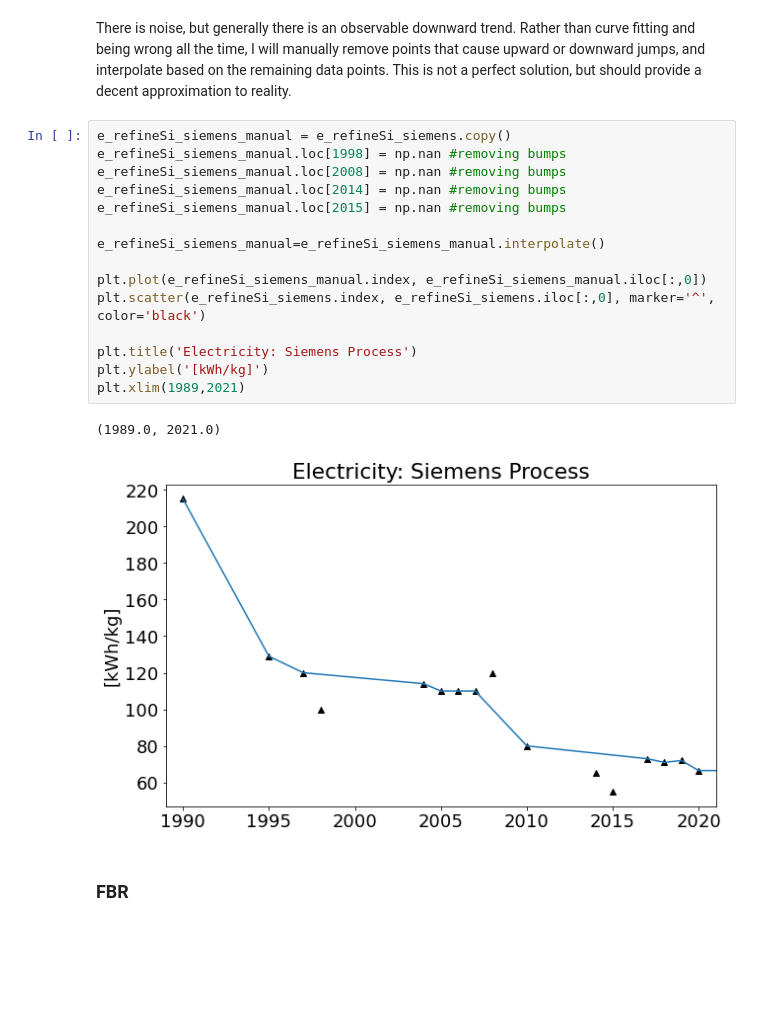
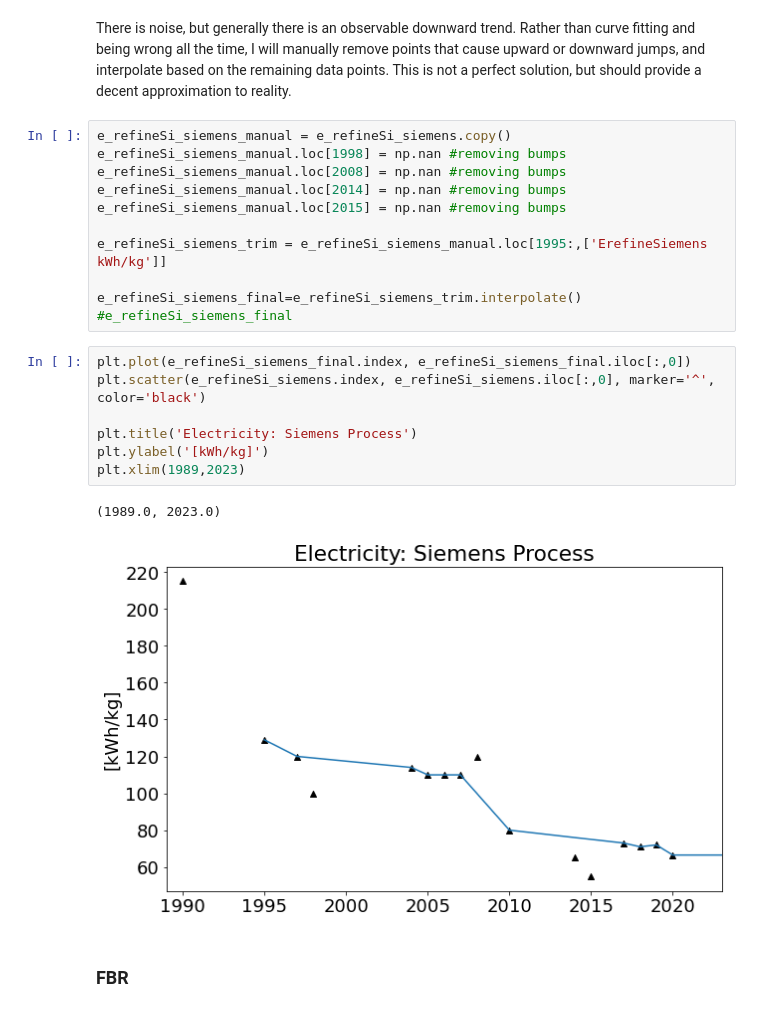
Before and after one commit to NREL/PV_ICE, a Jupyter notebook: docs/tutorials/baseline development documentation/(baseline development) Energy Silicon Manufacturing.ipynb, the cells around one changed output. Saved outputs shown, nothing was run; the diff lists cells and outputs as text; blank space fills up the shorter version.

```diff
--- a/docs/tutorials/baseline development documentation/(baseline development) Energy Silicon Manufacturing.ipynb
+++ b/docs/tutorials/baseline development documentation/(baseline development) Energy Silicon Manufacturing.ipynb
@@ -175,17 +175,20 @@ e_refineSi_siemens_manual.loc[2008] = np.nan #removing bumps
 e_refineSi_siemens_manual.loc[2014] = np.nan #removing bumps
 e_refineSi_siemens_manual.loc[2015] = np.nan #removing bumps
 
-e_refineSi_siemens_manual=e_refineSi_siemens_manual.interpolate()
+e_refineSi_siemens_trim = e_refineSi_siemens_manual.loc[1995:,['ErefineSiemens kWh/kg']]
 
-plt.plot(e_refineSi_siemens_manual.index, e_refineSi_siemens_manual.iloc[:,0])
-plt.scatter(e_refineSi_siemens.index, e_refineSi_siemens.iloc[:,0], marker='^', color='black')
-
-plt.title('Electricity: Siemens Process')
-plt.ylabel('[kWh/kg]')
-plt.xlim(1989,2021)
+e_refineSi_siemens_final=e_refineSi_siemens_trim.interpolate()
+#e_refineSi_siemens_final
-# %% [output]
-(1989.0, 2021.0)
-[figure, removed]
+# %%
+plt.plot(e_refineSi_siemens_final.index, e_refineSi_siemens_final.iloc[:,0])
+plt.scatter(e_refineSi_siemens.index, e_refineSi_siemens.iloc[:,0], marker='^', color='black')
+
+plt.title('Electricity: Siemens Process')
+plt.ylabel('[kWh/kg]')
+plt.xlim(1989,2023)
+# %% [output]
+(1989.0, 2023.0)
+[figure, added]
 # %% [markdown]
 ### FBR
 # %%
```
Also changed, not shown: parts of 23 cells of this notebook, 3 other files.
